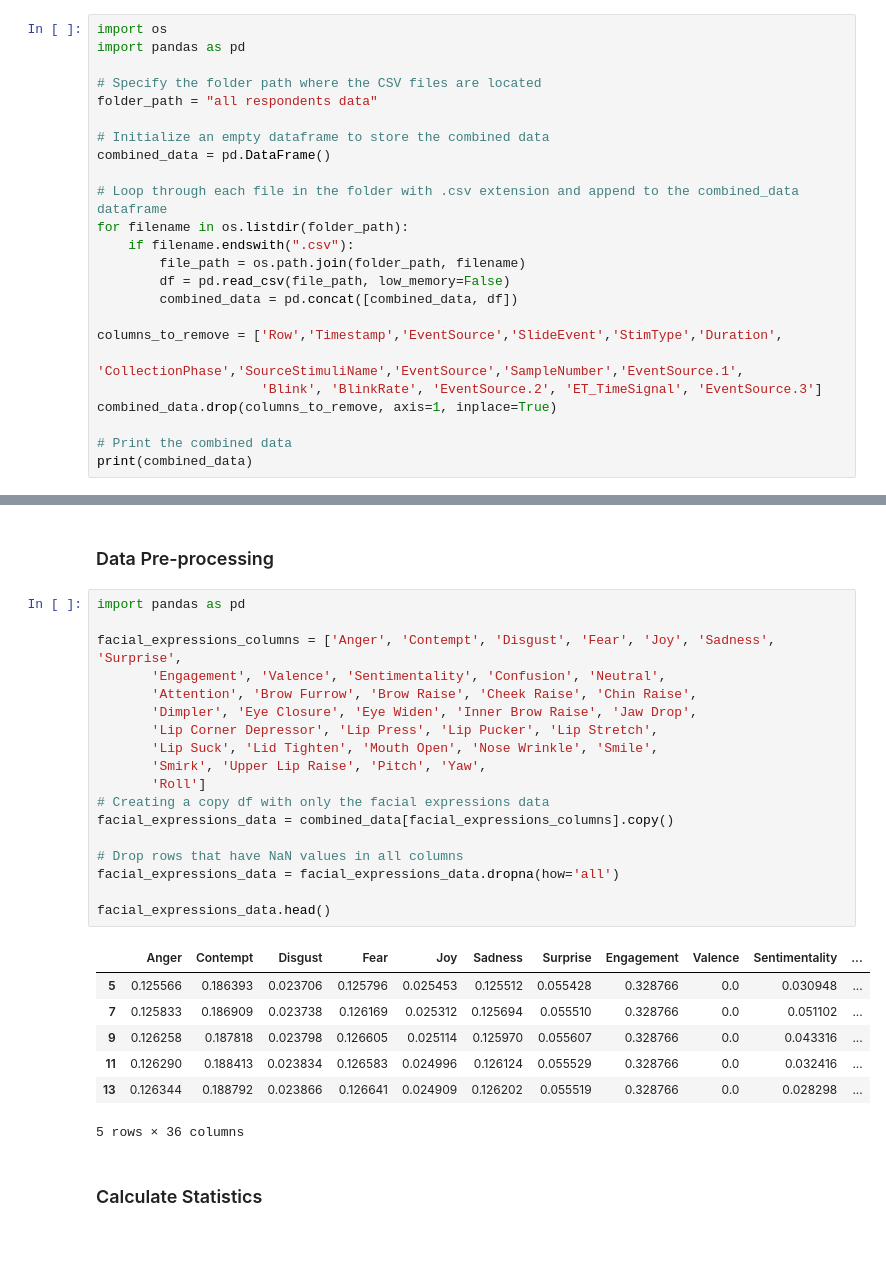
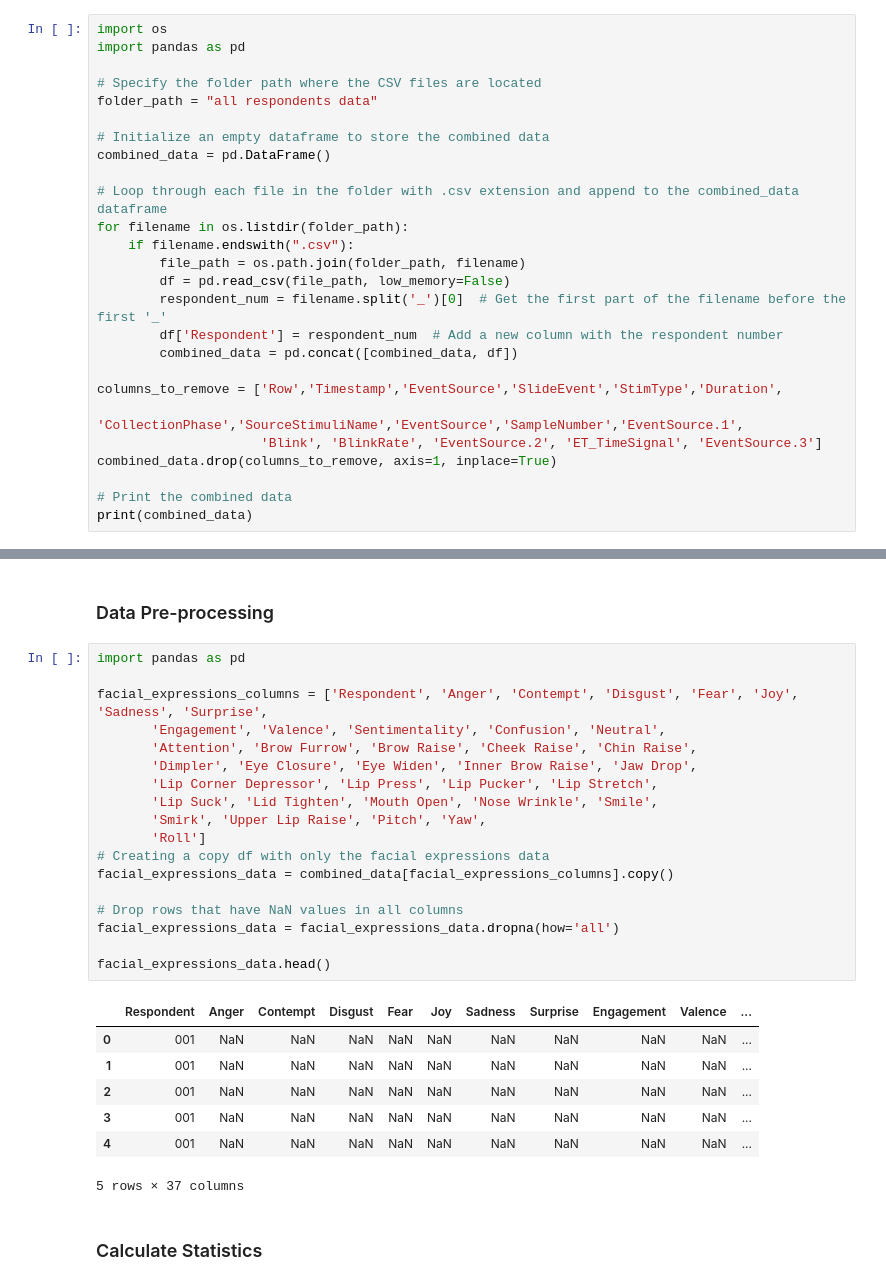
Before and after one commit to litalshl/classifiers, a Jupyter notebook: all_respondents_analysis.ipynb, the cells around one changed output, grey strips where cells are left out. Cells and saved outputs as stored; diff of their text form; blank space fills up the shorter version.

```diff
--- a/all_respondents_analysis.ipynb
+++ b/all_respondents_analysis.ipynb
@@ -17,6 +17,8 @@ for filename in os.listdir(folder_path):
     if filename.endswith(".csv"):
         file_path = os.path.join(folder_path, filename)
         df = pd.read_csv(file_path, low_memory=False)
+        respondent_num = filename.split('_')[0]  # Get the first part of the filename before the first '_'
+        df['Respondent'] = respondent_num  # Add a new column with the respondent number
         combined_data = pd.concat([combined_data, df])
 
 columns_to_remove = ['Row','Timestamp','EventSource','SlideEvent','StimType','Duration',
@@ -71,29 +73,29 @@ Index(['Anger', 'Contempt', 'Disgust', 'Fear', 'Joy', 'Sadness', 'Surprise',
 # %%
 import pandas as pd
 
-facial_expressions_columns = ['Anger', 'Contempt', 'Disgust', 'Fear', 'Joy', 'Sadness', 'Surprise',
+facial_expressions_columns = ['Respondent', 'Anger', 'Contempt', 'Disgust', 'Fear', 'Joy', 'Sadness', 'Surprise',
        'Engagement', 'Valence', 'Sentimentality', 'Confusion', 'Neutral',
        'Attention', 'Brow Furrow', 'Brow Raise', 'Cheek Raise', 'Chin Raise',
        'Dimpler', 'Eye Closure', 'Eye Widen', 'Inner Brow Raise', 'Jaw Drop',
        'Lip Corner Depressor', 'Lip Press', 'Lip Pucker', 'Lip Stretch',
        'Lip Suck', 'Lid Tighten', 'Mouth Open', 'Nose Wrinkle', 'Smile',
        'Smirk', 'Upper Lip Raise', 'Pitch', 'Yaw',
        'Roll']
 # Creating a copy df with only the facial expressions data
 facial_expressions_data = combined_data[facial_expressions_columns].copy()
 
 # Drop rows that have NaN values in all columns
 facial_expressions_data = facial_expressions_data.dropna(how='all')
 
 facial_expressions_data.head()
 # %% [output]
-|  | Anger | Contempt | Disgust | Fear | Joy | Sadness | Surprise | Engagement | Valence | Sentimentality | ... |
-| 5 | 0.125566 | 0.186393 | 0.023706 | 0.125796 | 0.025453 | 0.125512 | 0.055428 | 0.328766 | 0.0 | 0.030948 | ... |
-| 7 | 0.125833 | 0.186909 | 0.023738 | 0.126169 | 0.025312 | 0.125694 | 0.055510 | 0.328766 | 0.0 | 0.051102 | ... |
-| 9 | 0.126258 | 0.187818 | 0.023798 | 0.126605 | 0.025114 | 0.125970 | 0.055607 | 0.328766 | 0.0 | 0.043316 | ... |
-| 11 | 0.126290 | 0.188413 | 0.023834 | 0.126583 | 0.024996 | 0.126124 | 0.055529 | 0.328766 | 0.0 | 0.032416 | ... |
-| 13 | 0.126344 | 0.188792 | 0.023866 | 0.126641 | 0.024909 | 0.126202 | 0.055519 | 0.328766 | 0.0 | 0.028298 | ... |
+|  | Respondent | Anger | Contempt | Disgust | Fear | Joy | Sadness | Surprise | Engagement | Valence | ... |
+| 0 | 001 | NaN | NaN | NaN | NaN | NaN | NaN | NaN | NaN | NaN | ... |
+| 1 | 001 | NaN | NaN | NaN | NaN | NaN | NaN | NaN | NaN | NaN | ... |
+| 2 | 001 | NaN | NaN | NaN | NaN | NaN | NaN | NaN | NaN | NaN | ... |
+| 3 | 001 | NaN | NaN | NaN | NaN | NaN | NaN | NaN | NaN | NaN | ... |
+| 4 | 001 | NaN | NaN | NaN | NaN | NaN | NaN | NaN | NaN | NaN | ... |
-5 rows × 36 columns
+5 rows × 37 columns
 # %% [markdown]
 <h3>Calculate Statistics</h3>
 # %%
```
Also changed, not shown: parts of 7 cells of this notebook.
